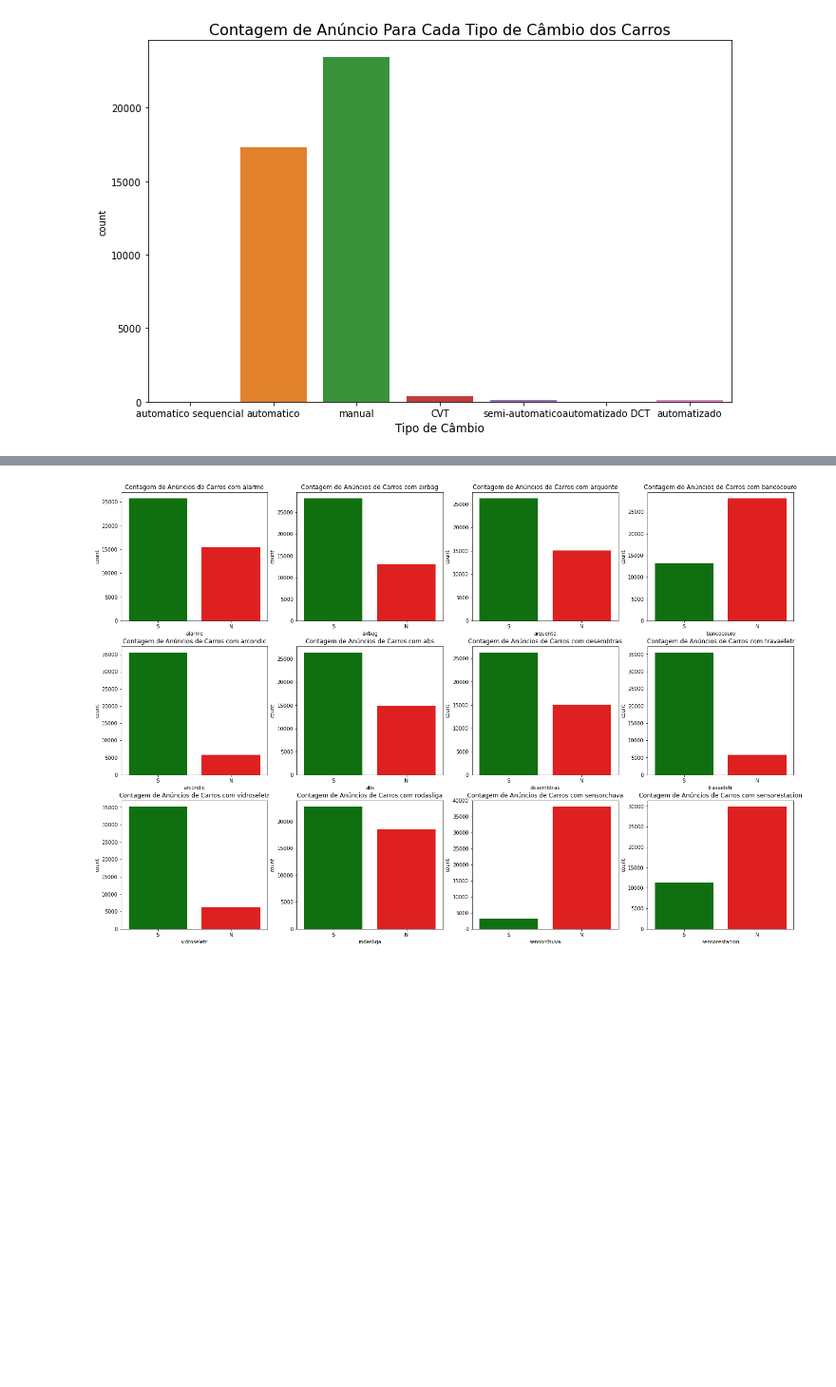
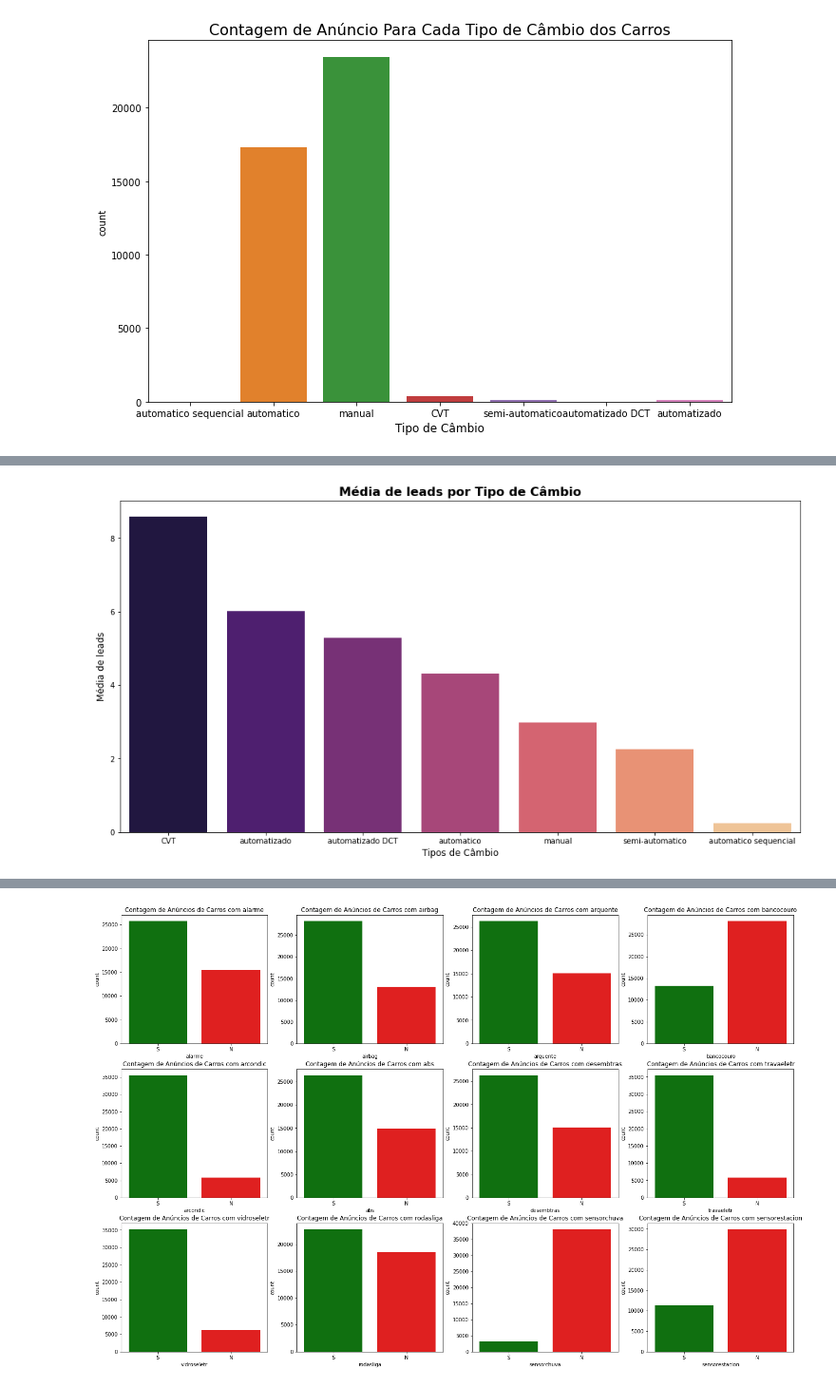
Before and after one commit to rafajovelho/Case1, a Jupyter notebook: Case-GCBInvestimentosipynb.ipynb, the cells around one changed output, grey strips where cells are left out. Shown: that part at 95% size. Cells and saved outputs as stored; diff of their text form; code cells hidden in the pictures; blank space fills up the shorter version.

```diff
--- a/Case-GCBInvestimentosipynb.ipynb
+++ b/Case-GCBInvestimentosipynb.ipynb
@@ -372,0 +440,11 @@ As duas categorias de cambio que mais aparecerem são primeiramente o Manual, se
+# %%
+# Barplot da Média do número de leads por estado
+plt.figure(figsize = (16,8))
+
+sns.barplot(data = df_cambio, x = df_cambio.index, y = df_cambio.leads, palette = 'magma')
+plt.title('Média de leads por Tipo de Câmbio', fontdict = {'fontsize': 16}, weight = 'bold')
+plt.xlabel('Tipos de Câmbio', fontdict = {'fontsize': 12})
+plt.ylabel('Média de leads', fontdict = {'fontsize': 12})
+plt.show()
+# %% [output]
+[figure, added]
```
Also changed, not shown: parts of 61 cells of this notebook, 1 other file.
